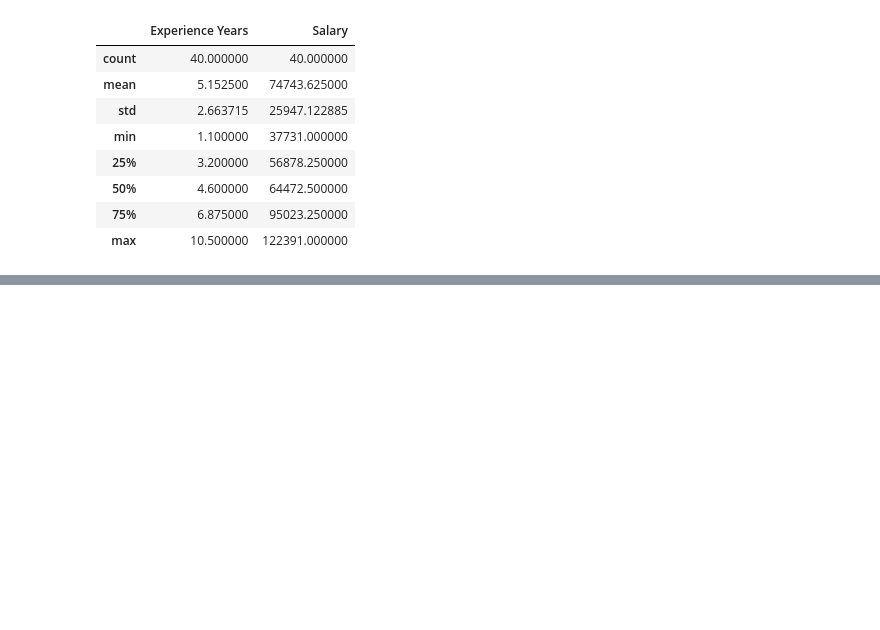
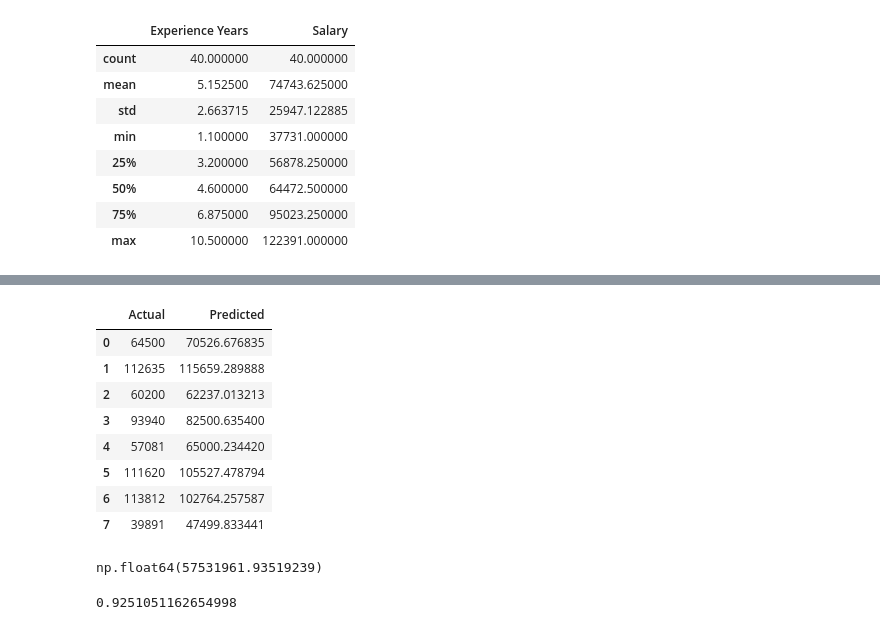
Before and after one commit to NotAScratch/AI, a Jupyter notebook: week3.ipynb, the cells around one changed output, grey strips where cells are left out. Saved outputs shown, nothing was run; the diff lists cells and outputs as text; code cells hidden in the pictures; blank space fills up the shorter version.

```diff
--- a/week3.ipynb
+++ b/week3.ipynb
@@ -49,0 +66,2 @@ df.describe()
+# %%
+model = LinearRegression()
@@ -49,0 +84,16 @@ df.describe()
+# %%
+y_pred = model.predict(x_test)
+# %%
+compare = pd.DataFrame({'Actual': y_test.values.flatten(), 'Predicted': y_pred.flatten()})
+# %%
+compare
+# %% [output]
+|  | Actual | Predicted |
+| 0 | 64500 | 70526.676835 |
+| 1 | 112635 | 115659.289888 |
+| 2 | 60200 | 62237.013213 |
+| 3 | 93940 | 82500.635400 |
+| 4 | 57081 | 65000.234420 |
+| 5 | 111620 | 105527.478794 |
+| 6 | 113812 | 102764.257587 |
+| 7 | 39891 | 47499.833441 |
@@ -49,0 +103,10 @@ df.describe()
+# %%
+mse = mean_squared_error(y_test, y_pred)
+r2 = r2_score(y_test, y_pred)
+mse
+# %% [output]
+np.float64(57531961.93519239)
+# %%
+r2
+# %% [output]
+0.9251051162654998
```
Also changed, not shown: parts of 10 cells of this notebook.
